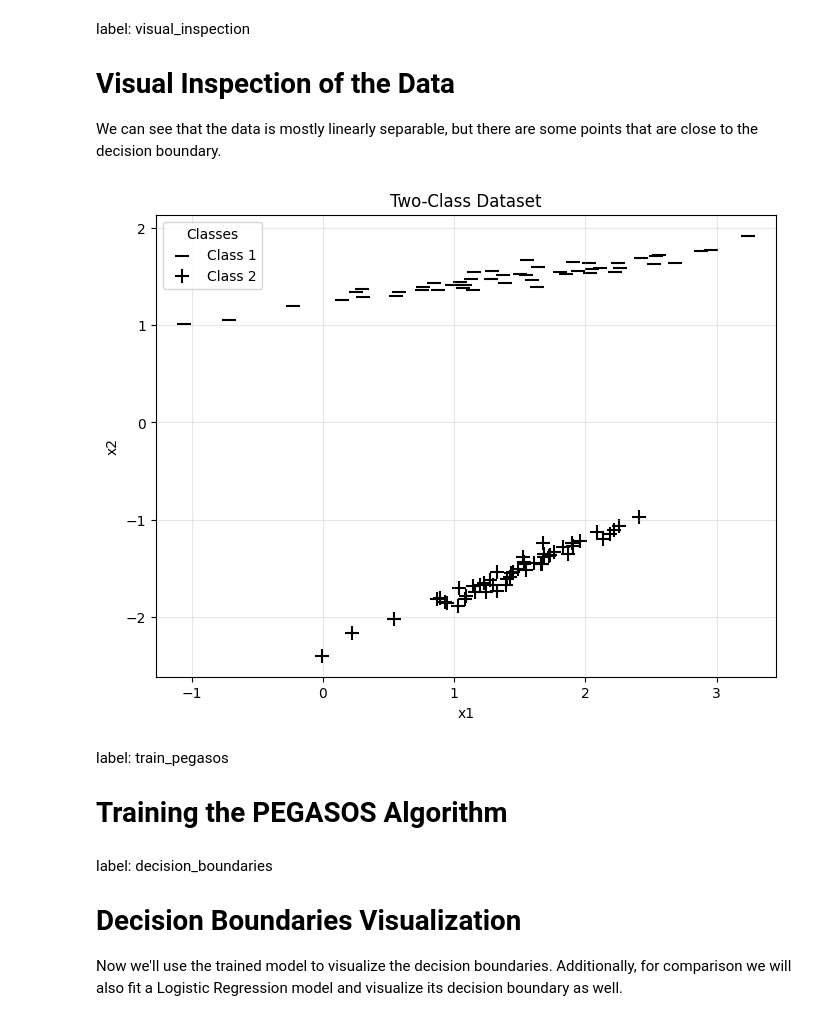
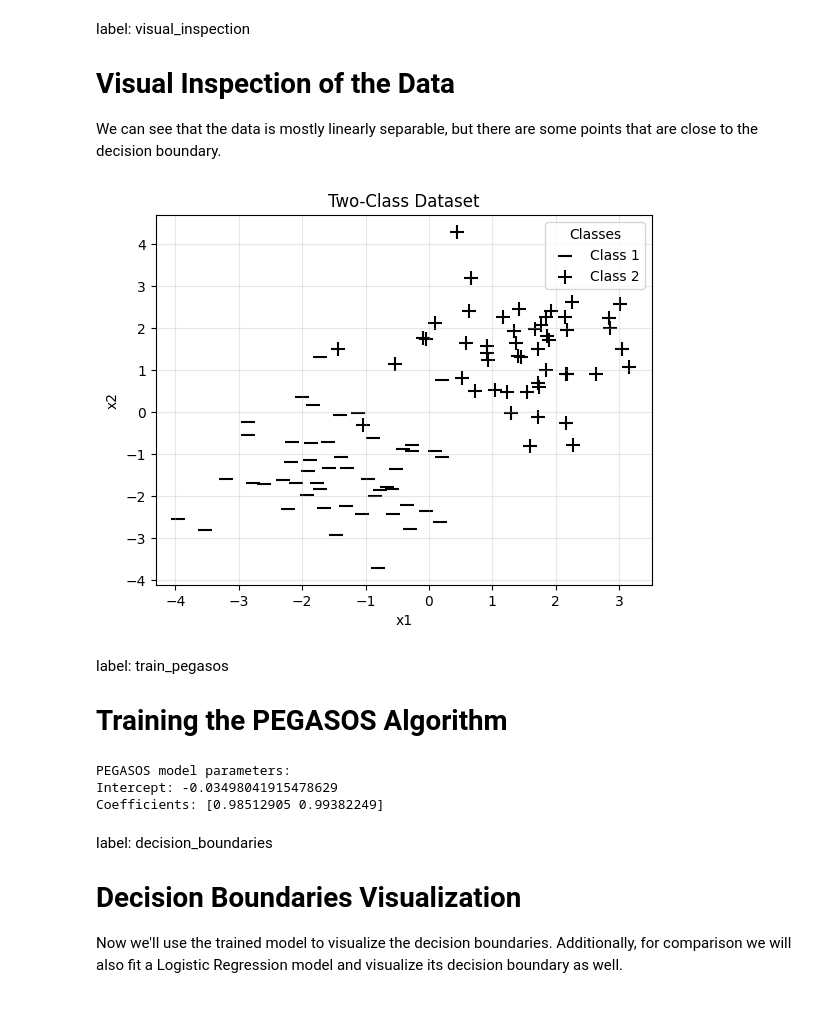
Before and after one commit to slds-lmu/lecture_sl, a Jupyter notebook: exercises/svm-quarto/sol_svm_1_py.ipynb, the cells around one changed output. Drawn from its saved outputs; the diff is of its cells as text; code cells hidden in the pictures.

```diff
--- a/exercises/svm-quarto/sol_svm_1_py.ipynb
+++ b/exercises/svm-quarto/sol_svm_1_py.ipynb
@@ -120,15 +121,33 @@ X, y = make_classification(n_samples=100, n_features=2, n_redundant=0,
                            random_state=509, class_sep=1.5)
 
 
-data = pd.DataFrame(X, columns=['x.1', 'x.2'])
-data['classes'] = y + 1  # Convert from 0,1 to 1,2 to match R output
+# output of make_classification differs significantly from mlbench.twonorm
+# The code below transforms the data for better match and can be ignored
 
-# Extract features and target
-X = data[['x.1', 'x.2']].values
-y = data['classes'].values
+# ----------------------------------------------------------------------- #
+# Desired means for the twonorm problem (±sqrt(2), ±sqrt(2))
+a       = 2 / np.sqrt(2)        # equals √2
+mu_pos  = np.array([a, a])
+mu_neg  = -mu_pos
 
-# Display the data structure
-print("Data dimensions:", data.shape)
+# Whiten each class separately and shift to the desired mean
+X_transformed = np.zeros_like(X)
+for cls, target_mu in [(0, mu_neg), (1, mu_pos)]:
+    mask = (y == cls)
+    Xc   = X[mask]
+    mc   = Xc.mean(axis=0)
+    # Whitening transformation: C^-1/2 via eigen-decomposition
+    cov    = np.cov(Xc.T)
+    eigvals, eigvecs = np.linalg.eigh(cov)
+    W    = eigvecs @ np.diag(1/np.sqrt(eigvals)) @ eigvecs.T
+    Xc_white = (Xc - mc) @ W
+    # Shift to ±sqrt(2) along both axes
+    X_transformed[mask] = Xc_white + target_mu
+X = X_transformed
+# ----------------------------------------------------------------------- #
+x_1 = X[:, 0]
+x_2 = X[:, 1]
+
 print("Feature matrix X dimensions:", X.shape)
 print("Classes:", np.unique(y))  # we will need to convert them to -1 and +1 later
 # %% [output]
@@ -145,44 +163,43 @@ label: visual_inspection
 We can see that the data is mostly linearly separable, but there are some points that are close to the decision boundary.
 # %%
 #| label: plot_data
+class1_mask = y == 0
+class2_mask = y == 1
 
-plt.figure(figsize=(8, 6))
-
-# Create scatter plot with different symbols for each class
-class1_mask = data['classes'] == 1
-class2_mask = data['classes'] == 2
-
-plt.scatter(data.loc[class1_mask, 'x.1'], data.loc[class1_mask, 'x.2'],
+plt.scatter(x_1[class1_mask],x_2[class1_mask],
            marker='_', s=100, c='black', label='Class 1')
-plt.scatter(data.loc[class2_mask, 'x.1'], data.loc[class2_mask, 'x.2'],
+plt.scatter(x_1[class2_mask],x_2[class2_mask],
            marker='+', s=100, c='black', label='Class 2')
 
 plt.xlabel('x1')
 plt.ylabel('x2')
 plt.title('Two-Class Dataset')
 plt.legend(title='Classes')
 plt.grid(True, alpha=0.3)
 plt.show()
 # %% [output]
-[figure, old version]
+[figure, new version]
 # %% [markdown]
 label: train_pegasos
 # Training the PEGASOS Algorithm
 # %%
 #| label: train_pegasos
 
-# Recode target variable: class 2 becomes +1, class 1 becomes -1
-y = np.where(y == 2, 1, -1)
+# Recode target variable: class 1 becomes +1, class 0 becomes -1
+y_pegasos = np.where(y == 1, 1, -1)
 
 # Train PEGASOS model
 # Note: lambda = 1/(C*n) where C is the SVM regularization parameter
-# Add column of ones for intercept
-X_with_intercept = np.column_stack([np.ones(len(y)), X])
-model_pegasos = pegasos_linear(y, X_with_intercept, lambda_param=1/(C * len(y)))
+X_with_intercept = np.column_stack([np.ones(len(y)), X]) # Adds column of ones for intercept
+model_pegasos = pegasos_linear(y_pegasos, X_with_intercept, lambda_param=1/(C * len(y)))
 
 print("PEGASOS model parameters:")
 print(f"Intercept: {model_pegasos[0]}")
 print(f"Coefficients: {model_pegasos[1:3]}")
+# %% [output]
+PEGASOS model parameters:
+Intercept: -0.03498041915478629
+Coefficients: [0.98512905 0.99382249]
 # %% [markdown]
 label: decision_boundaries
 # Decision Boundaries Visualization
```
Also changed, not shown: parts of 9 cells of this notebook, 1 other file.
